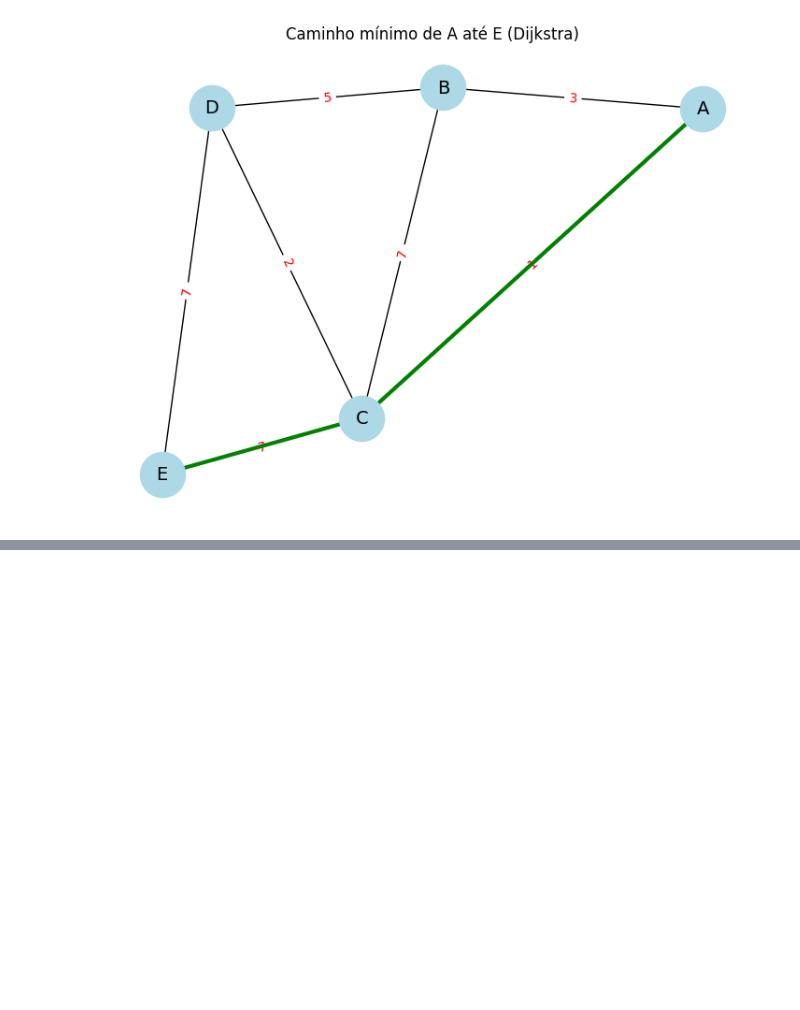
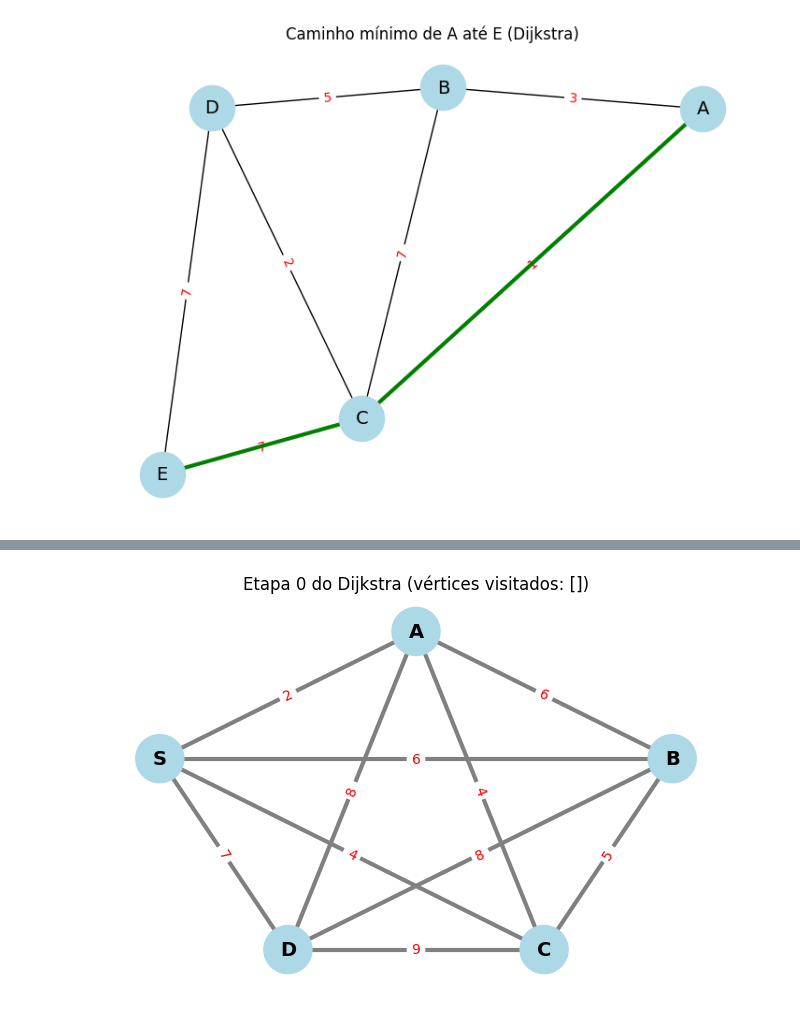
Before and after one commit to LeonardoVieiraGuimaraes/TeoriaGrafos, a Jupyter notebook: Aula08/caminho.ipynb, the cells around one changed output, grey strips where cells are left out. Cells and saved outputs as stored; diff of their text form; code cells hidden in the pictures; blank space fills up the shorter version.

```diff
--- a/Aula08/caminho.ipynb
+++ b/Aula08/caminho.ipynb
@@ -561,0 +539,99 @@ Considere o seguinte grafo com vértices `a, b, c, d, e, f, g, h` e as seguintes
+# %%
+import networkx as nx
+import matplotlib.pyplot as plt
+
+
+def plot_dijkstra_step(G, d, p, S, step, current=None):
+    node_colors = []
+    for n in G.nodes:
+        if n in S:
+            node_colors.append('lightgreen')
+        elif n == current:
+            node_colors.append('orange')
+        else:
+            node_colors.append('lightblue')
+    edge_colors = []
+    for u, v in G.edges:
+        if (p[v] == u or p[u] == v) and (v in S or u in S):
+            edge_colors.append('green')
+        else:
+            edge_colors.append('gray')
+    plt.figure(figsize=(8,5))
+    nx.draw_networkx_edges(G, pos, edge_color=edge_colors, width=3)
+    nx.draw_networkx_nodes(G, pos, node_color=node_colors, node_size=1200)
+    # Apenas rótulos dos vértices (sem dv, sem infinito)
+    nx.draw_networkx_labels(G, pos, font_size=14, font_color='black', font_weight='bold')
+    nx.draw_networkx_edge_labels(G, pos, edge_labels=nx.get_edge_attributes(G, 'weight'), font_color='red')
+    plt.title(f"Etapa {step} do Dijkstra (vértices visitados: {sorted(S)})")
+    plt.axis('off')
+    plt.show()
+    print(f"Etapa {step}:")
+    print("dv:", {k: d[k] for k in sorted(d)})
+    print("pv:", {k: p[k] for k in sorted(p)})
+    print("S :", sorted(S))
+    print("-" * 40)
+
+def dijkstra_step_by_step(G, s):
+    d = {v: float('inf') for v in G.nodes}
+    p = {v: None for v in G.nodes}
+    d[s] = 0
+    S = set()
+    Q = set(G.nodes)
+    step = 0
+    plot_dijkstra_step(G, d, p, S, step)
+    while Q:
+        u = min(Q, key=lambda x: d[x])
+        Q.remove(u)
+        S.add(u)
+        step += 1
+        plot_dijkstra_step(G, d, p, S, step, current=u)
+        for v in G.neighbors(u):
+            if v in Q and d[v] > d[u] + G[u][v]['weight']:
+                d[v] = d[u] + G[u][v]['weight']
+                p[v] = u
+    return d, p
+
+
+arestas = [
+    ('A', 'B', 6),
+    ('A', 'C', 4),
+    ('A', 'D', 8),
+    ('A', 'S', 2),
+    ('B', 'C', 5),
+    ('B', 'D', 8),
+    ('B', 'S', 6),
+    ('C', 'D', 9),
+    ('C', 'S', 4),
+    ('D', 'S', 7)
+]
+# Posição fixa para os vértices (para manter o layout igual em cada etapa)
+pos = {
+   'A': (0, 5),
+    'B': (4, 3),
+    'C': (2, 0),
+    'D': (-2, 0),
+    'S': (-4, 3)
+}
+
+G = nx.Graph()
+for u, v, w in arestas:
+    G.add_edge(u, v, weight=w)
+
+
+
+
+# Executando Dijkstra a partir do vértice 'b', mostrando cada etapa
+d, p = dijkstra_step_by_step(G, 'S')
+
+# Exibindo tabela final dos resultados
+import pandas as pd
+vertices = sorted(G.nodes)
+df = pd.DataFrame({
+    'vértice': vertices,
+    'dv': [d[v] for v in vertices],
+    'pv': [p[v] if p[v] is not None else 'nil' for v in vertices]
+})
+print("\nTabela final dos resultados do Dijkstra a partir de 'b':")
+print(df.to_string(index=False))
+# %% [output]
+[figure, added]
```
Also changed, not shown: parts of 15 cells of this notebook.
